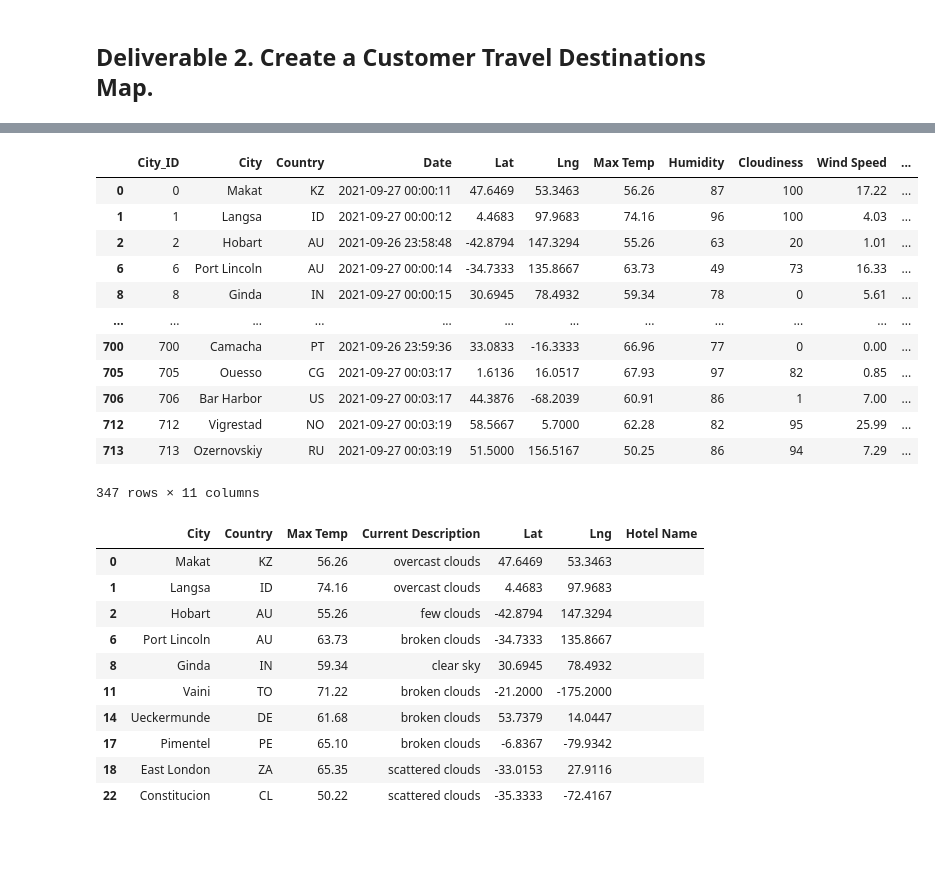
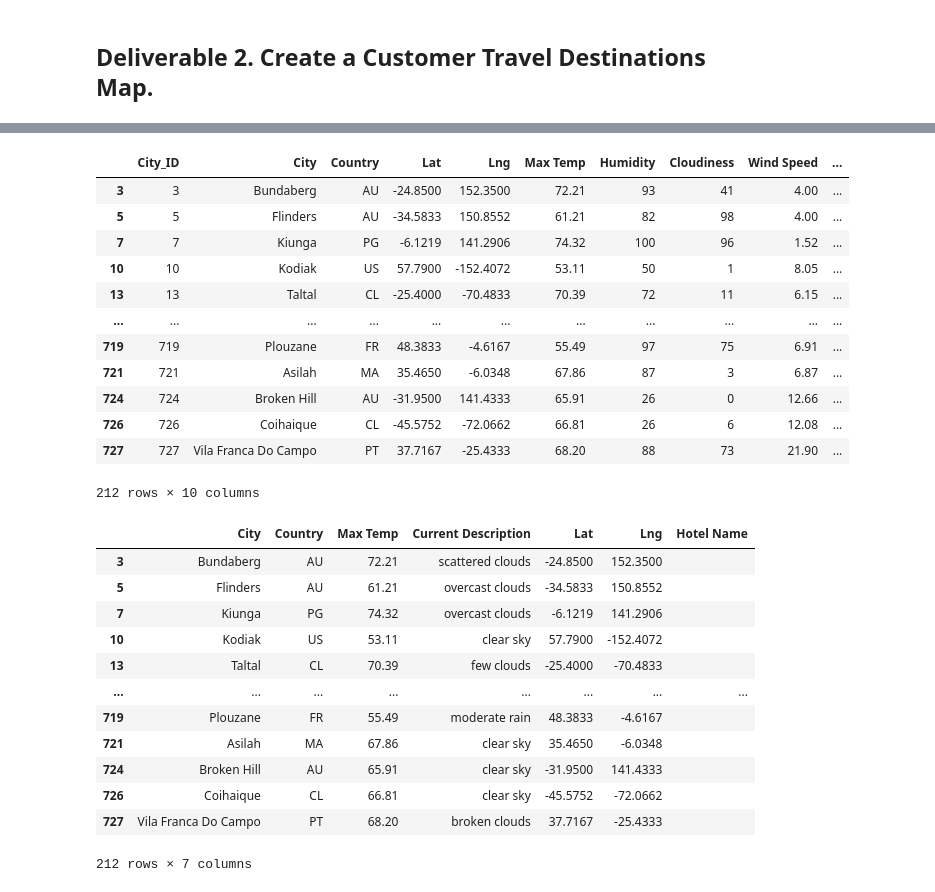
Before and after one commit to mkshea1965/World_Weather_Analysis, a Jupyter notebook: Vacation_Search.ipynb, the cells around one changed output, grey strips where cells are left out. Drawn from its saved outputs; the diff is of its cells as text; code cells hidden in the pictures; blank space fills up the shorter version.

```diff
--- a/Vacation_Search.ipynb
+++ b/Vacation_Search.ipynb
@@ -27,5 +25,5 @@ city_data_df.head()
 # %%
 # 2. Prompt the user to enter minimum and maximum temperature criteria
-min_temp = float(input("What is the minimum allowable temperature for your trip? "))
-max_temp = float(input("What is the maximum allowable temperature for your trip? "))
+min_temp = float(input("What is the minimum temperature you would like for your trip? "))
+max_temp = float(input("What is the maximum temperature you would like for your trip? "))
 # %% [output]
@@ -34,6 +32,6 @@ What is the maximum allowable temperature for your trip? 75
 # %%
 # 3. Filter the city_data_df DataFrame using the input statements to create a new DataFrame using the loc method.
-pref_cities_df = city_data_df.loc[(city_data_df["Max Temp"] >= min_temp) &
-                                       (city_data_df["Max Temp"] <= max_temp)]
-pref_cities_df
+pref_cities_df = city_data_df.loc[(city_data_df["Max Temp"] <= max_temp) & \
+                                       (city_data_df["Max Temp"] >= min_temp)]
+pref_cities_df.head(10)
 # %% [output]
@@ -68,41 +63,43 @@ Current Description    0
 dtype: int64
 # %%
 # 4b. Drop any empty rows and create a new DataFrame that doesn’t have empty rows.
-clean_df = pref_cities_df.dropna()
+clean_df = pref_cities_df
 clean_df
 # %% [output]
-|  | City_ID | City | Country | Date | Lat | Lng | Max Temp | Humidity | Cloudiness | Wind Speed | ... |
-| 0 | 0 | Makat | KZ | 2021-09-27 00:00:11 | 47.6469 | 53.3463 | 56.26 | 87 | 100 | 17.22 | ... |
-| 1 | 1 | Langsa | ID | 2021-09-27 00:00:12 | 4.4683 | 97.9683 | 74.16 | 96 | 100 | 4.03 | ... |
-| 2 | 2 | Hobart | AU | 2021-09-26 23:58:48 | -42.8794 | 147.3294 | 55.26 | 63 | 20 | 1.01 | ... |
-| 6 | 6 | Port Lincoln | AU | 2021-09-27 00:00:14 | -34.7333 | 135.8667 | 63.73 | 49 | 73 | 16.33 | ... |
-| 8 | 8 | Ginda | IN | 2021-09-27 00:00:15 | 30.6945 | 78.4932 | 59.34 | 78 | 0 | 5.61 | ... |
-| ... | ... | ... | ... | ... | ... | ... | ... | ... | ... | ... | ... |
-| 700 | 700 | Camacha | PT | 2021-09-26 23:59:36 | 33.0833 | -16.3333 | 66.96 | 77 | 0 | 0.00 | ... |
-| 705 | 705 | Ouesso | CG | 2021-09-27 00:03:17 | 1.6136 | 16.0517 | 67.93 | 97 | 82 | 0.85 | ... |
-| 706 | 706 | Bar Harbor | US | 2021-09-27 00:03:17 | 44.3876 | -68.2039 | 60.91 | 86 | 1 | 7.00 | ... |
-| 712 | 712 | Vigrestad | NO | 2021-09-27 00:03:19 | 58.5667 | 5.7000 | 62.28 | 82 | 95 | 25.99 | ... |
-| 713 | 713 | Ozernovskiy | RU | 2021-09-27 00:03:19 | 51.5000 | 156.5167 | 50.25 | 86 | 94 | 7.29 | ... |
+|  | City_ID | City | Country | Lat | Lng | Max Temp | Humidity | Cloudiness | Wind Speed | ... |
+| 3 | 3 | Bundaberg | AU | -24.8500 | 152.3500 | 72.21 | 93 | 41 | 4.00 | ... |
+| 5 | 5 | Flinders | AU | -34.5833 | 150.8552 | 61.21 | 82 | 98 | 4.00 | ... |
+| 7 | 7 | Kiunga | PG | -6.1219 | 141.2906 | 74.32 | 100 | 96 | 1.52 | ... |
+| 10 | 10 | Kodiak | US | 57.7900 | -152.4072 | 53.11 | 50 | 1 | 8.05 | ... |
+| 13 | 13 | Taltal | CL | -25.4000 | -70.4833 | 70.39 | 72 | 11 | 6.15 | ... |
+| ... | ... | ... | ... | ... | ... | ... | ... | ... | ... | ... |
+| 719 | 719 | Plouzane | FR | 48.3833 | -4.6167 | 55.49 | 97 | 75 | 6.91 | ... |
+| 721 | 721 | Asilah | MA | 35.4650 | -6.0348 | 67.86 | 87 | 3 | 6.87 | ... |
+| 724 | 724 | Broken Hill | AU | -31.9500 | 141.4333 | 65.91 | 26 | 0 | 12.66 | ... |
+| 726 | 726 | Coihaique | CL | -45.5752 | -72.0662 | 66.81 | 26 | 6 | 12.08 | ... |
+| 727 | 727 | Vila Franca Do Campo | PT | 37.7167 | -25.4333 | 68.20 | 88 | 73 | 21.90 | ... |
-347 rows × 11 columns
+212 rows × 10 columns
 # %%
 # 5a. Create DataFrame called hotel_df to store hotel names along with city, country, max temp, and coordinates.
 hotel_df = clean_df[["City", "Country", "Max Temp", "Current Description", "Lat", "Lng"]].copy()
 
 # 5b. Create a new column "Hotel Name"
 hotel_df["Hotel Name"] = ""
-hotel_df.head(10)
+hotel_df
 # %% [output]
 |  | City | Country | Max Temp | Current Description | Lat | Lng | Hotel Name |
-| 0 | Makat | KZ | 56.26 | overcast clouds | 47.6469 | 53.3463 |  |
-| 1 | Langsa | ID | 74.16 | overcast clouds | 4.4683 | 97.9683 |  |
-| 2 | Hobart | AU | 55.26 | few clouds | -42.8794 | 147.3294 |  |
-| 6 | Port Lincoln | AU | 63.73 | broken clouds | -34.7333 | 135.8667 |  |
-| 8 | Ginda | IN | 59.34 | clear sky | 30.6945 | 78.4932 |  |
-| 11 | Vaini | TO | 71.22 | broken clouds | -21.2000 | -175.2000 |  |
-| 14 | Ueckermunde | DE | 61.68 | broken clouds | 53.7379 | 14.0447 |  |
-| 17 | Pimentel | PE | 65.10 | broken clouds | -6.8367 | -79.9342 |  |
-| 18 | East London | ZA | 65.35 | scattered clouds | -33.0153 | 27.9116 |  |
-| 22 | Constitucion | CL | 50.22 | scattered clouds | -35.3333 | -72.4167 |  |
+| 3 | Bundaberg | AU | 72.21 | scattered clouds | -24.8500 | 152.3500 |  |
+| 5 | Flinders | AU | 61.21 | overcast clouds | -34.5833 | 150.8552 |  |
+| 7 | Kiunga | PG | 74.32 | overcast clouds | -6.1219 | 141.2906 |  |
+| 10 | Kodiak | US | 53.11 | clear sky | 57.7900 | -152.4072 |  |
+| 13 | Taltal | CL | 70.39 | few clouds | -25.4000 | -70.4833 |  |
+| ... | ... | ... | ... | ... | ... | ... | ... |
+| 719 | Plouzane | FR | 55.49 | moderate rain | 48.3833 | -4.6167 |  |
+| 721 | Asilah | MA | 67.86 | clear sky | 35.4650 | -6.0348 |  |
+| 724 | Broken Hill | AU | 65.91 | clear sky | -31.9500 | 141.4333 |  |
+| 726 | Coihaique | CL | 66.81 | clear sky | -45.5752 | -72.0662 |  |
+| 727 | Vila Franca Do Campo | PT | 68.20 | broken clouds | 37.7167 | -25.4333 |  |
+212 rows × 7 columns
 # %%
 # 6a. Set parameters to search for hotels with 5000 meters.
 params = {
```
Also changed, not shown: parts of 12 cells of this notebook.
